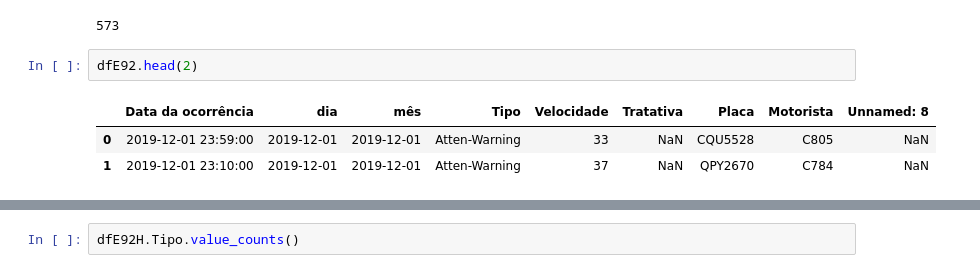
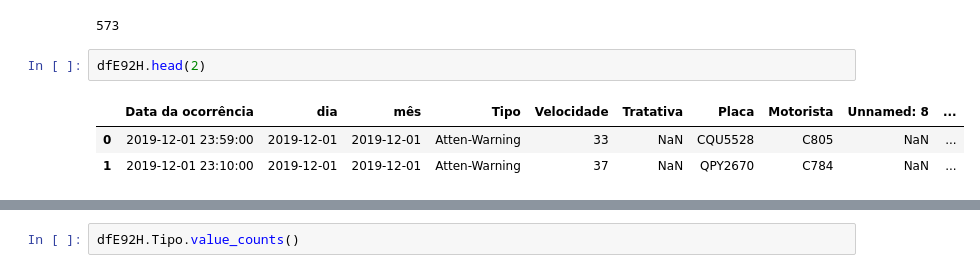
Before and after one commit to Lucas-Buk/IMT, a Jupyter notebook: Tratamento.ipynb, the cells around one changed output, grey strips where cells are left out. Cells and saved outputs as stored; diff of their text form.

```diff
--- a/Tratamento.ipynb
+++ b/Tratamento.ipynb
@@ -1158,8 +1164,8 @@ dfE9_tired.sum()
 # %% [output]
 573
 # %%
-dfE92.head(2)
+dfE92H.head(2)
 # %% [output]
-|  | Data da ocorrência | dia | mês | Tipo | Velocidade | Tratativa | Placa | Motorista | Unnamed: 8 |
-| 0 | 2019-12-01 23:59:00 | 2019-12-01 | 2019-12-01 | Atten-Warning | 33 | NaN | CQU5528 | C805 | NaN |
-| 1 | 2019-12-01 23:10:00 | 2019-12-01 | 2019-12-01 | Atten-Warning | 37 | NaN | QPY2670 | C784 | NaN |
+|  | Data da ocorrência | dia | mês | Tipo | Velocidade | Tratativa | Placa | Motorista | Unnamed: 8 | ... |
+| 0 | 2019-12-01 23:59:00 | 2019-12-01 | 2019-12-01 | Atten-Warning | 33 | NaN | CQU5528 | C805 | NaN | ... |
+| 1 | 2019-12-01 23:10:00 | 2019-12-01 | 2019-12-01 | Atten-Warning | 37 | NaN | QPY2670 | C784 | NaN | ... |
```
Also changed, not shown: parts of 83 cells of this notebook.
